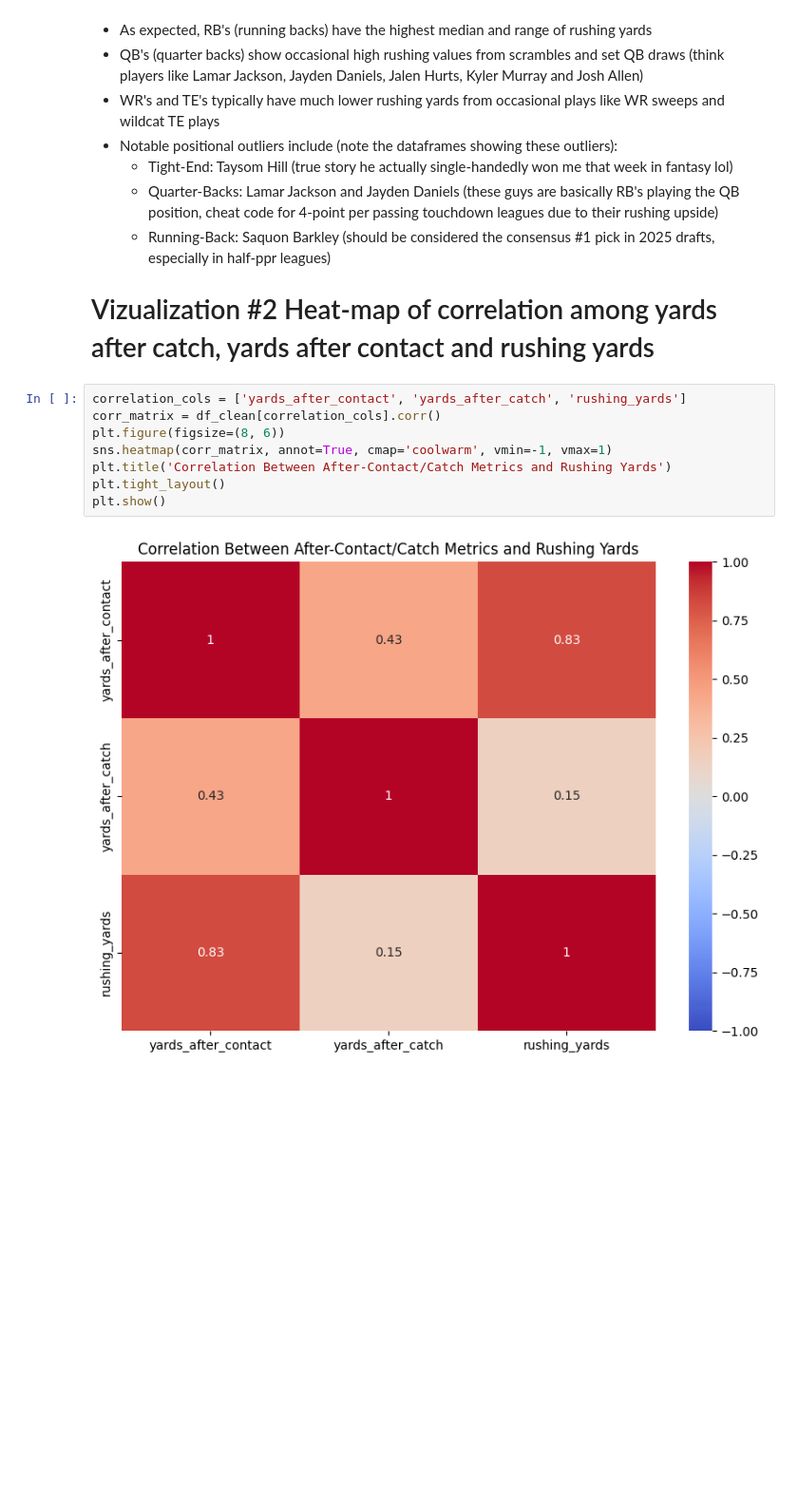
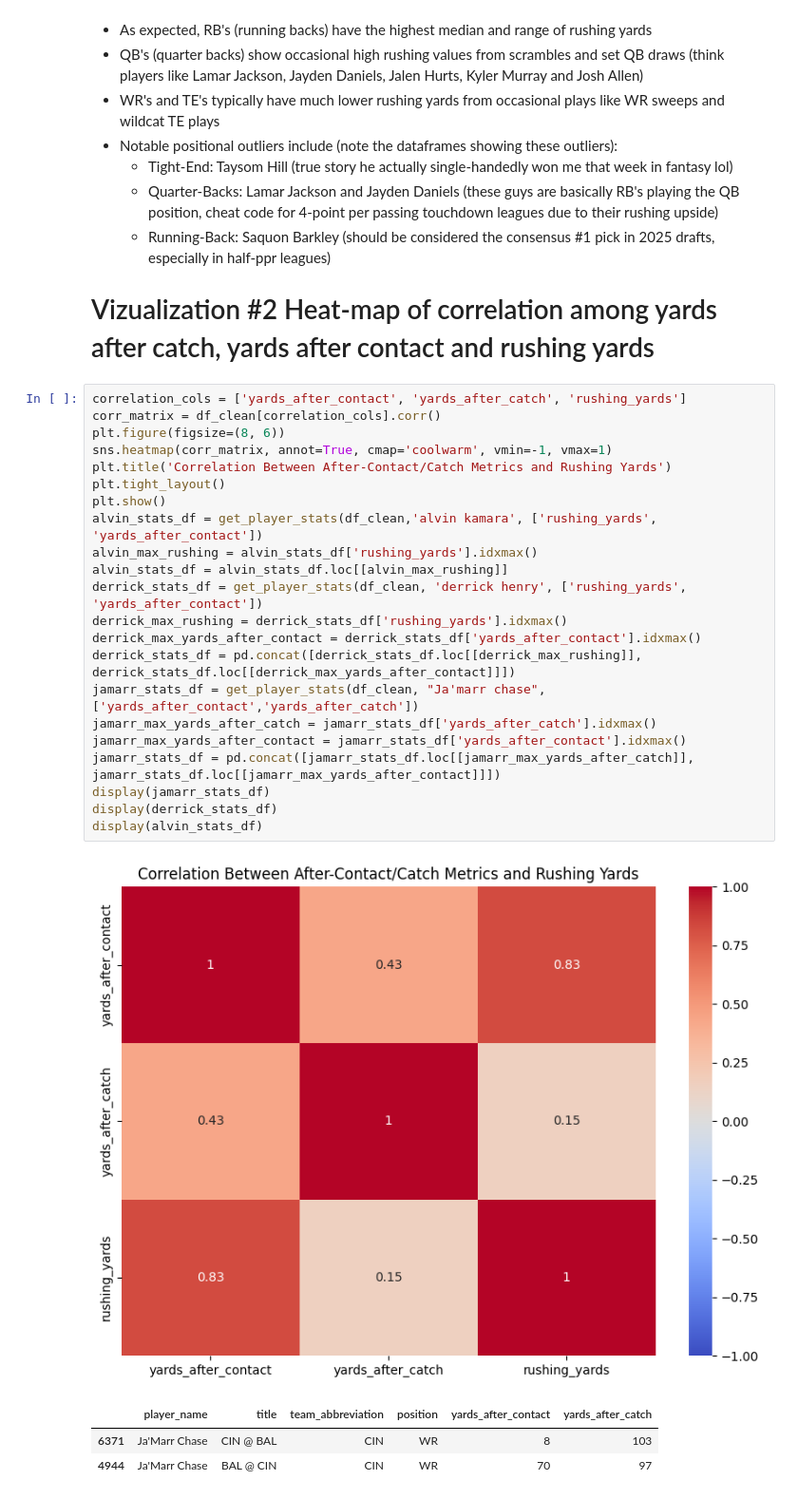
Before and after one commit to Jhonyel/Technical-Interview-Football, a Jupyter notebook: TechnicalFantasyAnalysis.ipynb, the cells around one changed output. Shown at 95% size. Cells and saved outputs as stored; diff of their text form; blank space fills up the shorter version.

```diff
--- a/TechnicalFantasyAnalysis.ipynb
+++ b/TechnicalFantasyAnalysis.ipynb
@@ -326,10 +326,27 @@ display(lamar_max_rushing)
 # %%
 correlation_cols = ['yards_after_contact', 'yards_after_catch', 'rushing_yards']
 corr_matrix = df_clean[correlation_cols].corr()
 plt.figure(figsize=(8, 6))
 sns.heatmap(corr_matrix, annot=True, cmap='coolwarm', vmin=-1, vmax=1)
 plt.title('Correlation Between After-Contact/Catch Metrics and Rushing Yards')
 plt.tight_layout()
 plt.show()
+alvin_stats_df = get_player_stats(df_clean,'alvin kamara', ['rushing_yards', 'yards_after_contact'])
+alvin_max_rushing = alvin_stats_df['rushing_yards'].idxmax()
+alvin_stats_df = alvin_stats_df.loc[[alvin_max_rushing]]
+derrick_stats_df = get_player_stats(df_clean, 'derrick henry', ['rushing_yards', 'yards_after_contact'])
+derrick_max_rushing = derrick_stats_df['rushing_yards'].idxmax()
+derrick_max_yards_after_contact = derrick_stats_df['yards_after_contact'].idxmax()
+derrick_stats_df = pd.concat([derrick_stats_df.loc[[derrick_max_rushing]], derrick_stats_df.loc[[derrick_max_yards_after_contact]]])
+jamarr_stats_df = get_player_stats(df_clean, "Ja'marr chase", ['yards_after_contact','yards_after_catch'])
+jamarr_max_yards_after_catch = jamarr_stats_df['yards_after_catch'].idxmax()
+jamarr_max_yards_after_contact = jamarr_stats_df['yards_after_contact'].idxmax()
+jamarr_stats_df = pd.concat([jamarr_stats_df.loc[[jamarr_max_yards_after_catch]], jamarr_stats_df.loc[[jamarr_max_yards_after_contact]]])
+display(jamarr_stats_df)
+display(derrick_stats_df)
+display(alvin_stats_df)
 # %% [output]
 [figure]
+|  | player_name | title | team_abbreviation | position | yards_after_contact | yards_after_catch |
+| 6371 | Ja'Marr Chase | CIN @ BAL | CIN | WR | 8 | 103 |
+| 4944 | Ja'Marr Chase | BAL @ CIN | CIN | WR | 70 | 97 |
```
Also changed, not shown: parts of 6 cells of this notebook.
